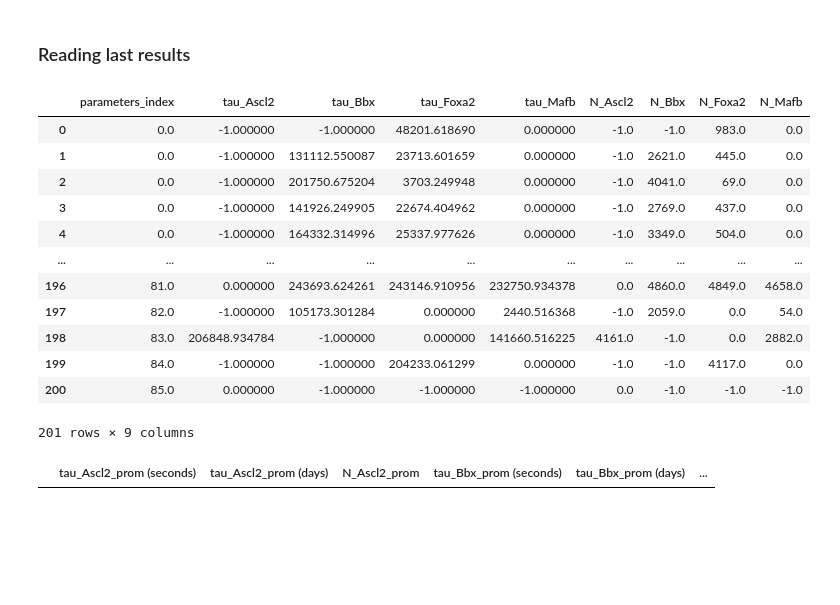
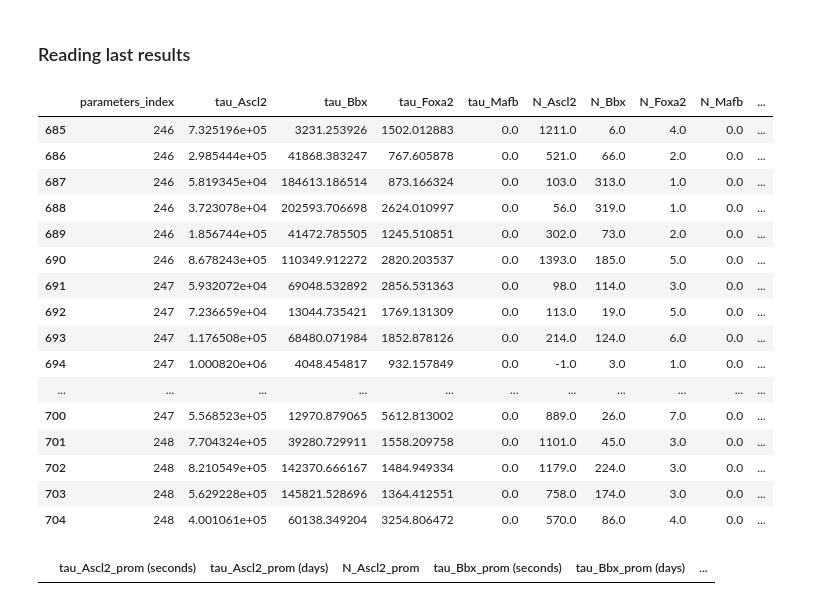
Before and after one commit to miguelruor/GeneticEvolution, a Jupyter notebook: GeneticEvolution.ipynb, the cells around one changed output. Drawn from its saved outputs; the diff is of its cells as text; code cells hidden in the pictures; blank space fills up the shorter version.

```diff
--- a/GeneticEvolution.ipynb
+++ b/GeneticEvolution.ipynb
@@ -330,21 +366,25 @@ parameters = pd.read_csv("/content/drive/My Drive/Thesis/Code/newData/paperBased
 simulations_results = pd.read_csv("/content/drive/My Drive/Thesis/Code/newData/paperBased/gspace_4phen/QW_simulations_results.csv", index_col=0)
 estimations_results = pd.read_csv("/content/drive/My Drive/Thesis/Code/newData/paperBased/gspace_4phen/QW_estimation_results.csv", index_col=0)
 # %%
-simulations_results
+simulations_results.tail(20)
 # %% [output]
-|  | parameters_index | tau_Ascl2 | tau_Bbx | tau_Foxa2 | tau_Mafb | N_Ascl2 | N_Bbx | N_Foxa2 | N_Mafb |
-| 0 | 0.0 | -1.000000 | -1.000000 | 48201.618690 | 0.000000 | -1.0 | -1.0 | 983.0 | 0.0 |
-| 1 | 0.0 | -1.000000 | 131112.550087 | 23713.601659 | 0.000000 | -1.0 | 2621.0 | 445.0 | 0.0 |
-| 2 | 0.0 | -1.000000 | 201750.675204 | 3703.249948 | 0.000000 | -1.0 | 4041.0 | 69.0 | 0.0 |
-| 3 | 0.0 | -1.000000 | 141926.249905 | 22674.404962 | 0.000000 | -1.0 | 2769.0 | 437.0 | 0.0 |
-| 4 | 0.0 | -1.000000 | 164332.314996 | 25337.977626 | 0.000000 | -1.0 | 3349.0 | 504.0 | 0.0 |
-| ... | ... | ... | ... | ... | ... | ... | ... | ... | ... |
-| 196 | 81.0 | 0.000000 | 243693.624261 | 243146.910956 | 232750.934378 | 0.0 | 4860.0 | 4849.0 | 4658.0 |
-| 197 | 82.0 | -1.000000 | 105173.301284 | 0.000000 | 2440.516368 | -1.0 | 2059.0 | 0.0 | 54.0 |
-| 198 | 83.0 | 206848.934784 | -1.000000 | 0.000000 | 141660.516225 | 4161.0 | -1.0 | 0.0 | 2882.0 |
-| 199 | 84.0 | -1.000000 | -1.000000 | 204233.061299 | 0.000000 | -1.0 | -1.0 | 4117.0 | 0.0 |
-| 200 | 85.0 | 0.000000 | -1.000000 | -1.000000 | -1.000000 | 0.0 | -1.0 | -1.0 | -1.0 |
+|  | parameters_index | tau_Ascl2 | tau_Bbx | tau_Foxa2 | tau_Mafb | N_Ascl2 | N_Bbx | N_Foxa2 | N_Mafb | ... |
+| 685 | 246 | 7.325196e+05 | 3231.253926 | 1502.012883 | 0.0 | 1211.0 | 6.0 | 4.0 | 0.0 | ... |
+| 686 | 246 | 2.985444e+05 | 41868.383247 | 767.605878 | 0.0 | 521.0 | 66.0 | 2.0 | 0.0 | ... |
+| 687 | 246 | 5.819345e+04 | 184613.186514 | 873.166324 | 0.0 | 103.0 | 313.0 | 1.0 | 0.0 | ... |
+| 688 | 246 | 3.723078e+04 | 202593.706698 | 2624.010997 | 0.0 | 56.0 | 319.0 | 1.0 | 0.0 | ... |
+| 689 | 246 | 1.856744e+05 | 41472.785505 | 1245.510851 | 0.0 | 302.0 | 73.0 | 2.0 | 0.0 | ... |
+| 690 | 246 | 8.678243e+05 | 110349.912272 | 2820.203537 | 0.0 | 1393.0 | 185.0 | 5.0 | 0.0 | ... |
+| 691 | 247 | 5.932072e+04 | 69048.532892 | 2856.531363 | 0.0 | 98.0 | 114.0 | 3.0 | 0.0 | ... |
+| 692 | 247 | 7.236659e+04 | 13044.735421 | 1769.131309 | 0.0 | 113.0 | 19.0 | 5.0 | 0.0 | ... |
+| 693 | 247 | 1.176508e+05 | 68480.071984 | 1852.878126 | 0.0 | 214.0 | 124.0 | 6.0 | 0.0 | ... |
+| 694 | 247 | 1.000820e+06 | 4048.454817 | 932.157849 | 0.0 | -1.0 | 3.0 | 1.0 | 0.0 | ... |
+| ... | ... | ... | ... | ... | ... | ... | ... | ... | ... | ... |
+| 700 | 247 | 5.568523e+05 | 12970.879065 | 5612.813002 | 0.0 | 889.0 | 26.0 | 7.0 | 0.0 | ... |
+| 701 | 248 | 7.704324e+05 | 39280.729911 | 1558.209758 | 0.0 | 1101.0 | 45.0 | 3.0 | 0.0 | ... |
+| 702 | 248 | 8.210549e+05 | 142370.666167 | 1484.949334 | 0.0 | 1179.0 | 224.0 | 3.0 | 0.0 | ... |
+| 703 | 248 | 5.629228e+05 | 145821.528696 | 1364.412551 | 0.0 | 758.0 | 174.0 | 3.0 | 0.0 | ... |
+| 704 | 248 | 4.001061e+05 | 60138.349204 | 3254.806472 | 0.0 | 570.0 | 86.0 | 4.0 | 0.0 | ... |
-201 rows × 9 columns
 # %%
 estimations_results
 # %% [output]
```
Also changed, not shown: parts of 172 cells of this notebook.
